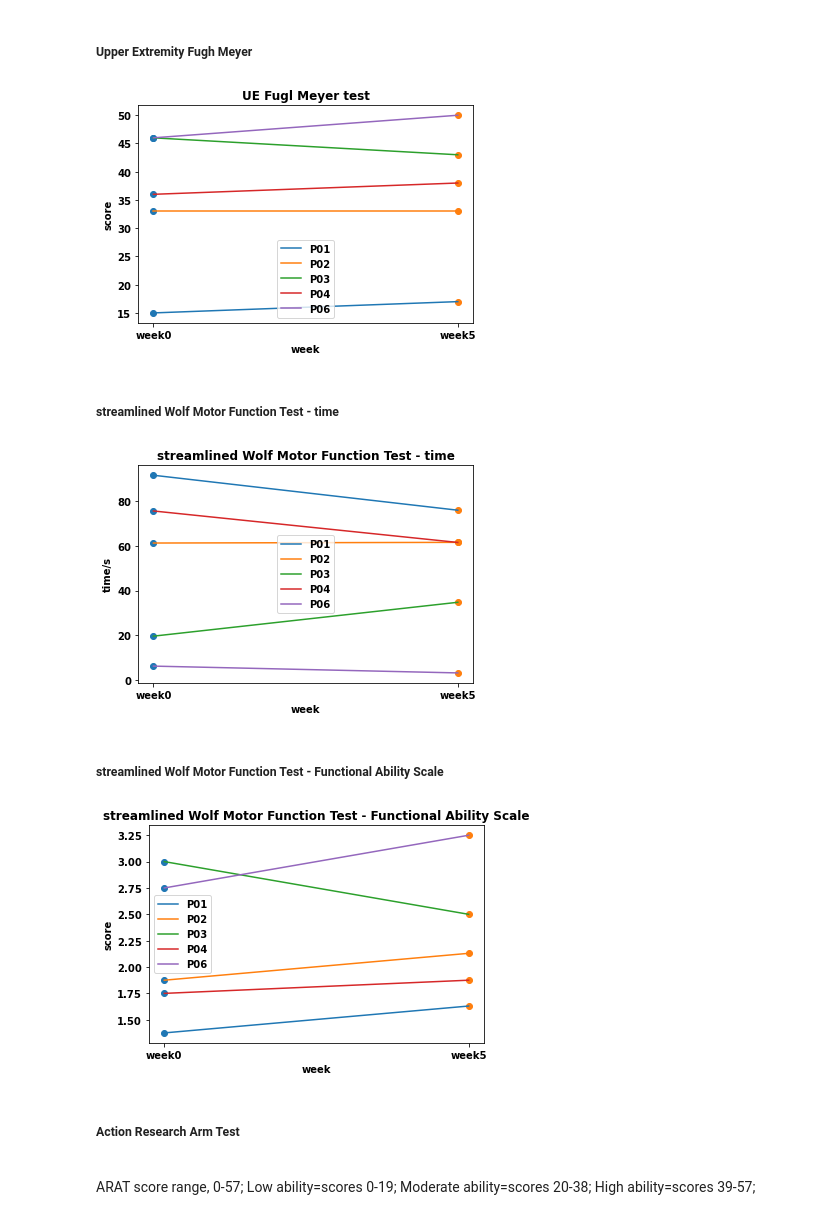
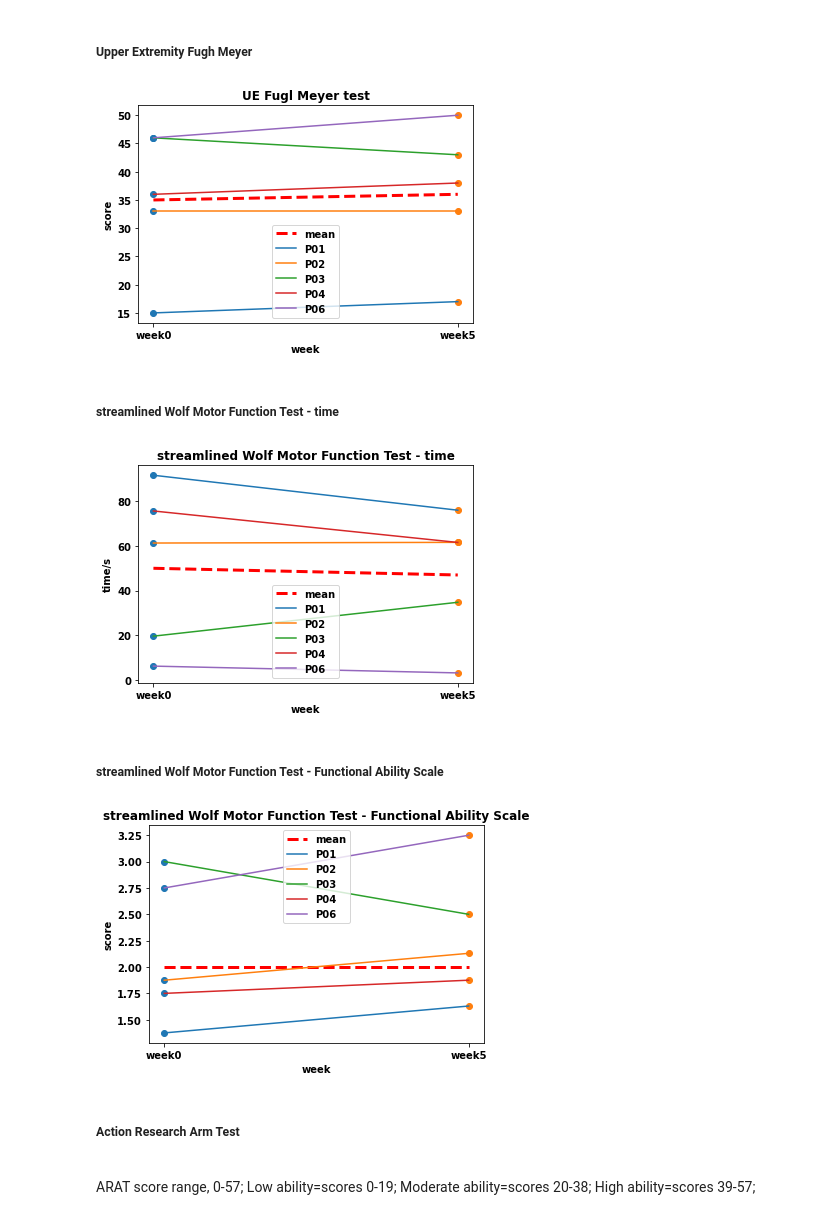
Before and after one commit to doscsy12/robotic_hometherapy, a Jupyter notebook: EDA_K_f.ipynb, the cells around one changed output. Saved outputs shown, nothing was run; the diff lists cells and outputs as text; code cells hidden in the pictures.

```diff
--- a/EDA_K_f.ipynb
+++ b/EDA_K_f.ipynb
@@ -404,30 +410,38 @@ y = [clinical['ULfuglmeyer'],clinical['ULfuglmeyer.1']]
 for xe, ye in zip(x, y):
     plt.scatter([xe] * len(ye), ye)
 
+y1 = [int(clinical['ULfuglmeyer'].mean()),int(clinical['ULfuglmeyer.1'].mean())]
+plt.plot(x, y1,'--', color='r', linewidth=3.0, label='mean')
 lineObjects = plt.plot(x, y)
-plt.legend(iter(lineObjects), ('P01', 'P02', 'P03', 'P04', 'P06'))
-# connectpoints(x,y,0,1)
+plt.legend(['mean','P01', 'P02', 'P03', 'P04', 'P06'])
+# plt.legend(iter(lineObjects), ('P01', 'P02', 'P03', 'P04', 'P06'))
+
 plt.title('UE Fugl Meyer test')
 plt.xlabel('week')
 plt.ylabel('score')
 plt.show();
 # %% [output]
-[figure, old version]
+[figure, new version]
 # %% [markdown]
 ##### streamlined Wolf Motor Function Test - time
 # %%
 y = [clinical['SWMFT-time'],clinical['SWMFT-time.1']]
 # plot SWMFT-time
 for xe, ye in zip(x, y):
     plt.scatter([xe] * len(ye), ye)
+
+y1 = [int(clinical['SWMFT-time'].mean()),int(clinical['SWMFT-time.1'].mean())]
+plt.plot(x, y1,'--', color='r', linewidth=3.0, label='mean')
 lineObjects = plt.plot(x, y)
-plt.legend(iter(lineObjects), ('P01', 'P02', 'P03', 'P04', 'P06'))
+plt.legend(['mean','P01', 'P02', 'P03', 'P04', 'P06'])
+# plt.legend(iter(lineObjects), ('P01', 'P02', 'P03', 'P04', 'P06'))
+
 plt.title('streamlined Wolf Motor Function Test - time')
 plt.xlabel('week')
 plt.ylabel('time/s')
 plt.show();
 # %% [output]
-[figure, old version]
+[figure, new version]
 # %% [markdown]
 ##### streamlined Wolf Motor Function Test - Functional Ability Scale
 # %%
@@ -435,14 +449,19 @@ y = [clinical['SWMFT-FAS'],clinical['SWMFT-FAS.1']]
 # plot WMFT–Functional Ability Scale
 for xe, ye in zip(x, y):
     plt.scatter([xe] * len(ye), ye)
+
+y1 = [int(clinical['SWMFT-FAS'].mean()),int(clinical['SWMFT-FAS.1'].mean())]
+plt.plot(x, y1,'--', color='r', linewidth=3.0, label='mean')
 lineObjects = plt.plot(x, y)
-plt.legend(iter(lineObjects), ('P01', 'P02', 'P03', 'P04', 'P06'))
+plt.legend(['mean','P01', 'P02', 'P03', 'P04', 'P06'])
+# plt.legend(iter(lineObjects), ('P01', 'P02', 'P03', 'P04', 'P06'))
+
 plt.title('streamlined Wolf Motor Function Test - Functional Ability Scale')
 plt.xlabel('week')
 plt.ylabel('score')
 plt.show();
 # %% [output]
-[figure, old version]
+[figure, new version]
 # %% [markdown]
 ##### Action Research Arm Test
 <br> ARAT score range, 0-57; Low ability=scores 0-19; Moderate ability=scores 20-38; High ability=scores 39-57;
```
Also changed, not shown: parts of 84 cells of this notebook.
